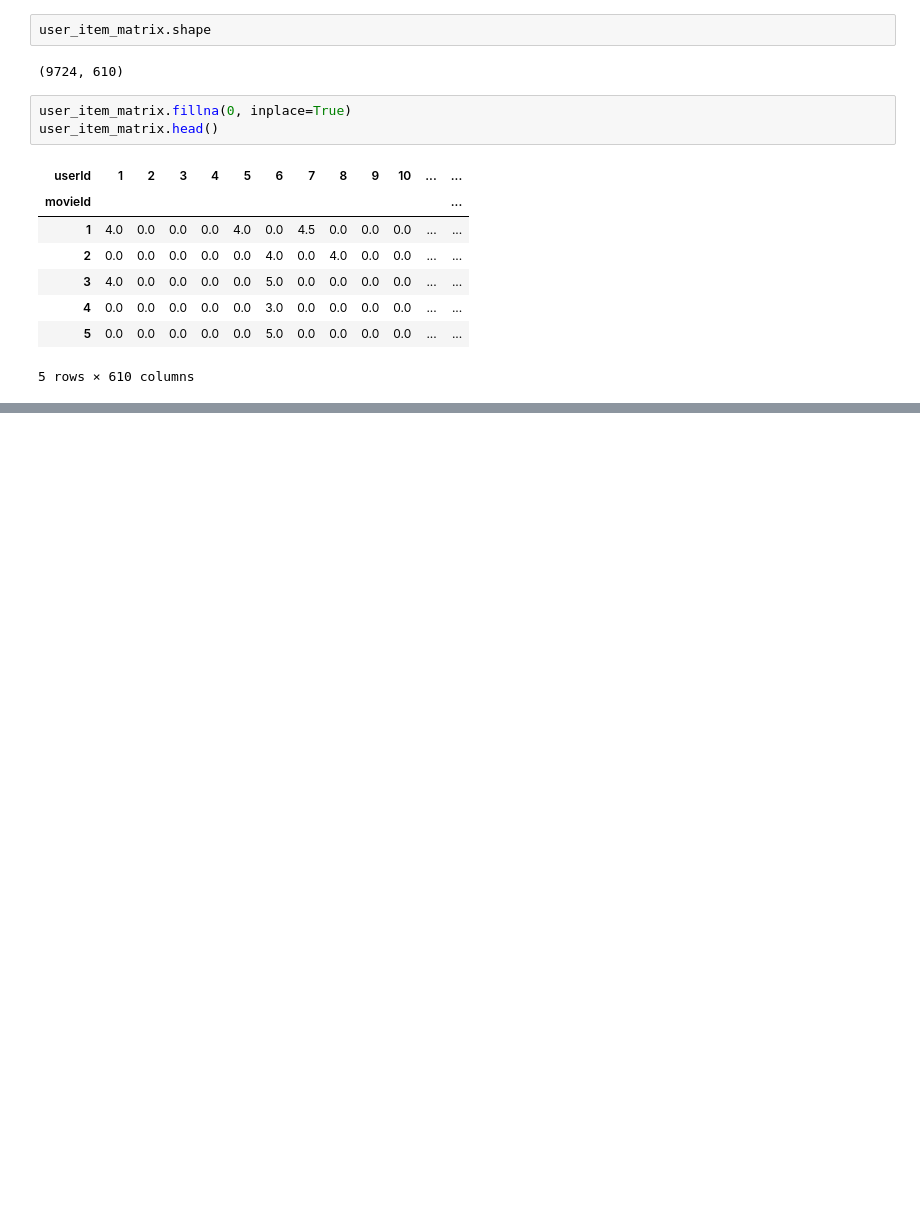
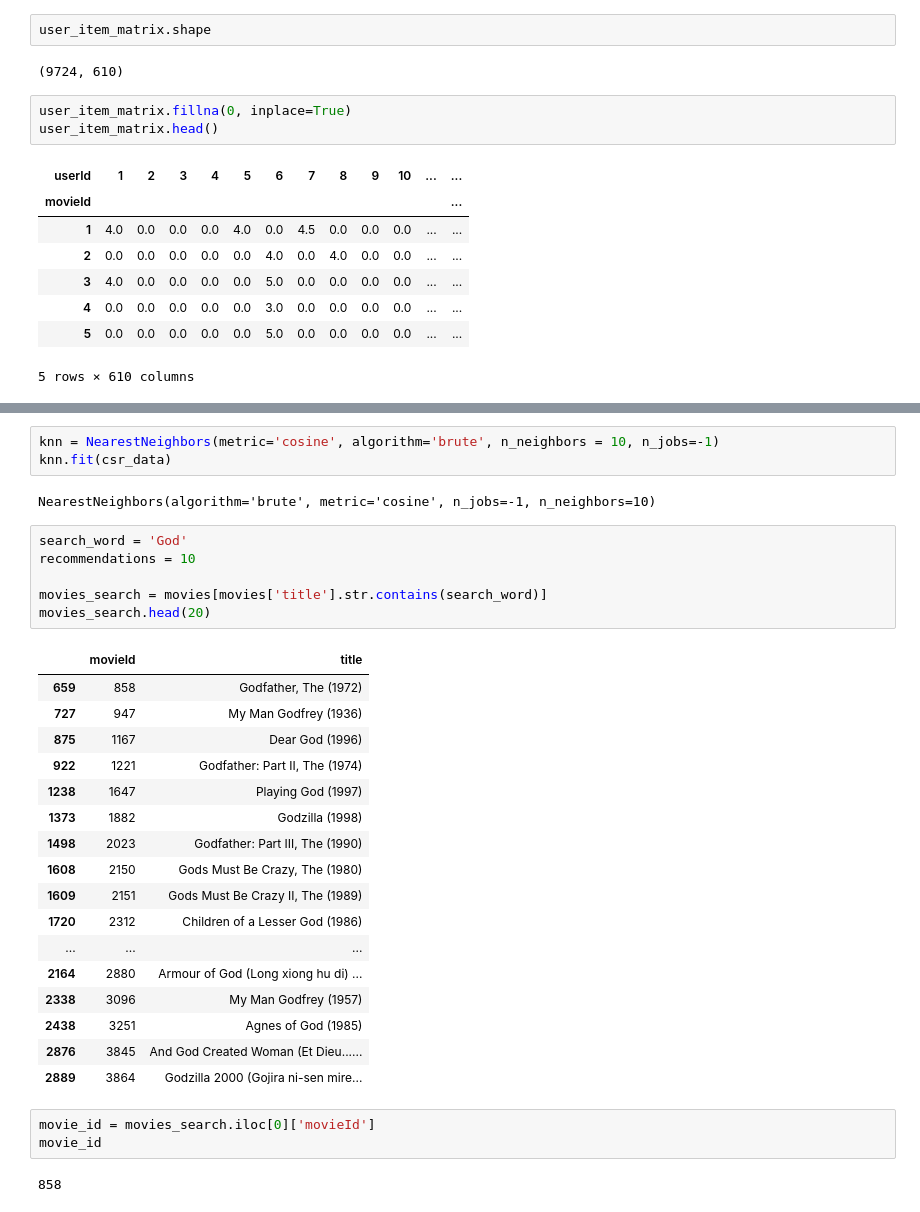
Before and after one commit to dexnay/big-data-2024-08, a Jupyter notebook: sklearn/movies_recomendations.ipynb, the cells around one changed output, grey strips where cells are left out. Cells and saved outputs as stored; diff of their text form; blank space fills up the shorter version.

```diff
--- a/sklearn/movies_recomendations.ipynb
+++ b/sklearn/movies_recomendations.ipynb
@@ -81,0 +174,34 @@ user_item_matrix.head()
+# %%
+knn = NearestNeighbors(metric='cosine', algorithm='brute', n_neighbors = 10, n_jobs=-1)
+knn.fit(csr_data)
+# %% [output]
+NearestNeighbors(algorithm='brute', metric='cosine', n_jobs=-1, n_neighbors=10)
+# %%
+search_word = 'God'
+recommendations = 10
+
+movies_search = movies[movies['title'].str.contains(search_word)]
+movies_search.head(20)
+# %% [output]
+|  | movieId | title |
+| 659 | 858 | Godfather, The (1972) |
+| 727 | 947 | My Man Godfrey (1936) |
+| 875 | 1167 | Dear God (1996) |
+| 922 | 1221 | Godfather: Part II, The (1974) |
+| 1238 | 1647 | Playing God (1997) |
+| 1373 | 1882 | Godzilla (1998) |
+| 1498 | 2023 | Godfather: Part III, The (1990) |
+| 1608 | 2150 | Gods Must Be Crazy, The (1980) |
+| 1609 | 2151 | Gods Must Be Crazy II, The (1989) |
+| 1720 | 2312 | Children of a Lesser God (1986) |
+| ... | ... | ... |
+| 2164 | 2880 | Armour of God (Long xiong hu di) ... |
+| 2338 | 3096 | My Man Godfrey (1957) |
+| 2438 | 3251 | Agnes of God (1985) |
+| 2876 | 3845 | And God Created Woman (Et Dieu...... |
+| 2889 | 3864 | Godzilla 2000 (Gojira ni-sen mire... |
+# %%
+movie_id = movies_search.iloc[0]['movieId']
+movie_id
+# %% [output]
+858
```
Also changed, not shown: parts of 14 cells of this notebook.
